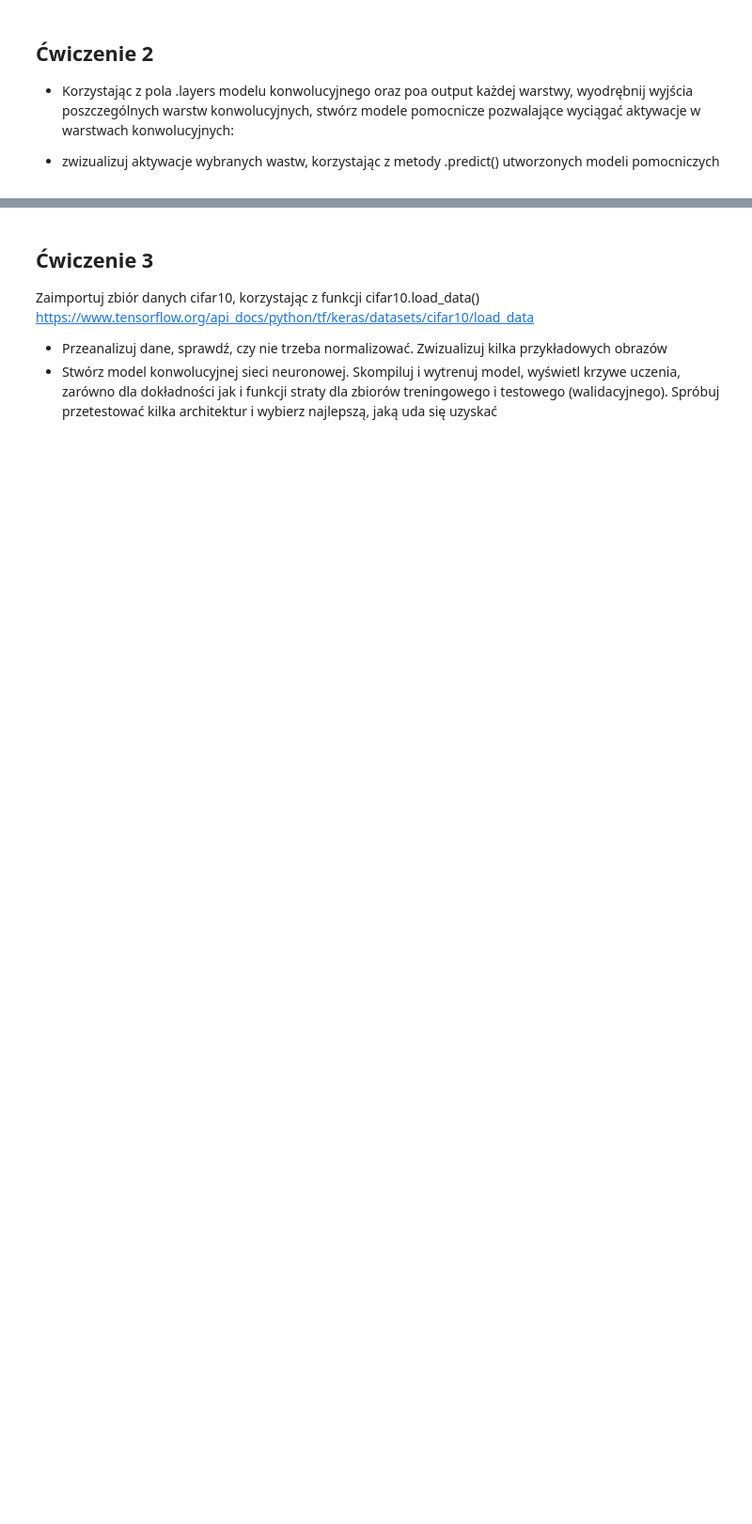
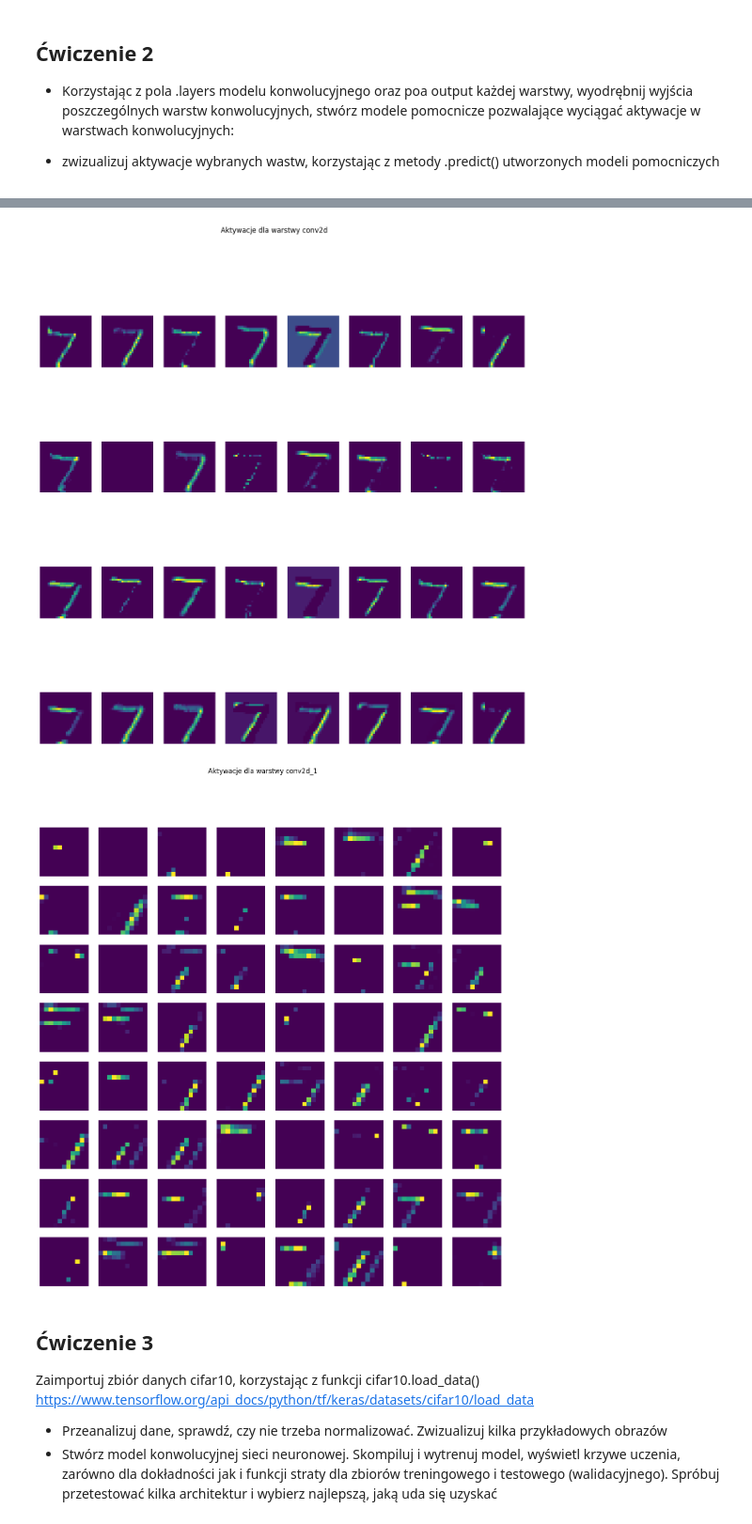
Before and after one commit to DyremiX/laby-snidl, a Jupyter notebook: snnidl_4.ipynb, the cells around one changed output, grey strips where cells are left out. Shown: that part at 94% size. Drawn from its saved outputs; the diff is of its cells as text; code cells hidden in the pictures; blank space fills up the shorter version.

```diff
--- a/snnidl_4.ipynb
+++ b/snnidl_4.ipynb
@@ -18,0 +42,14 @@ from tensorflow.keras.datasets import mnist
+# %%
+# Model CNN
+cnn_model = models.Sequential([
+    layers.Conv2D(32, (3, 3), activation='relu', input_shape=(28, 28, 1)),
+    layers.MaxPooling2D((2, 2)),
+    layers.Conv2D(64, (3, 3), activation='relu'),
+    layers.MaxPooling2D((2, 2)),
+    layers.Flatten(),
+    layers.Dense(64, activation='relu'),
+    layers.Dense(10, activation='softmax')
+])
+
+# Kompilacja modelu CNN
+cnn_model.compile(optimizer='adam', loss='sparse_categorical_crossentropy', metrics=['accuracy'])
@@ -18,0 +58,6 @@ from tensorflow.keras.datasets import mnist
+# %%
+# Trening modelu MLP
+mlp_history = mlp_model.fit(x_train, y_train, epochs=5, validation_data=(x_test, y_test))
+
+# Trening modelu CNN
+cnn_history = cnn_model.fit(x_train_cnn, y_train, epochs=5, validation_data=(x_test_cnn, y_test))
@@ -25,7 +102,47 @@ from tensorflow.keras.datasets import mnist
 # %%
 ###################################
 
-outputs = [layer.output for layer in model.layers[indeksy_warstw_konwolucyjnych]]
-activations_model = models.Model(inputs=model.input, outputs=outputs)
+import tensorflow as tf
+from tensorflow.keras import models
+import matplotlib.pyplot as plt
+
+# Zakładamy, że `cnn_model` jest już wytrenowanym modelem konwolucyjnym.
+
+# Indeksy warstw konwolucyjnych w modelu
+conv_layer_indices = [i for i, layer in enumerate(cnn_model.layers) if isinstance(layer, tf.keras.layers.Conv2D)]
+
+# Wyjścia poszczególnych warstw konwolucyjnych
+conv_layer_outputs = [cnn_model.layers[i].output for i in conv_layer_indices]
+
+# Tworzymy model pomocniczy
+activations_model = models.Model(inputs=cnn_model.input, outputs=conv_layer_outputs)
+
+# Wybieramy przykład obrazu z danych testowych (np. pierwszy obraz)
+test_image = x_test_cnn[0:1]  # Dodanie wymiaru batchu
+
+# Obliczamy aktywacje
+activations = activations_model.predict(test_image)
+
+# Wizualizacja aktywacji poszczególnych wybranych warstw konwolucyjnych
+layer_names = [cnn_model.layers[i].name for i in conv_layer_indices]
+
+for layer_name, activation in zip(layer_names, activations):
+    num_filters = activation.shape[-1]  # Liczba filtrów
+    size = activation.shape[1]  # Rozmiar aktywacji
+
+    # Ustawienia wielkości siatki wykresów
+    n_cols = 8
+    n_rows = num_filters // n_cols if num_filters % n_cols == 0 else (num_filters // n_cols) + 1
+
+    plt.figure(figsize=(15, 15))
+    plt.suptitle(f'Aktywacje dla warstwy {layer_name}')
+
+    for i in range(num_filters):
+        ax = plt.subplot(n_rows, n_cols, i + 1)
+        plt.imshow(activation[0, :, :, i], cmap='viridis')
+        plt.axis('off')
+
+    plt.show()
 
 ######################################
+# %% [output]
@@ -32,3 +150,5 @@ activations_model = models.Model(inputs=model.input, outputs=outputs)
+[figure, added]
+[figure, added]
 # %% [markdown]
 ## Ćwiczenie 3
 
```
Also changed, not shown: parts of 12 cells of this notebook, 1 other file.
